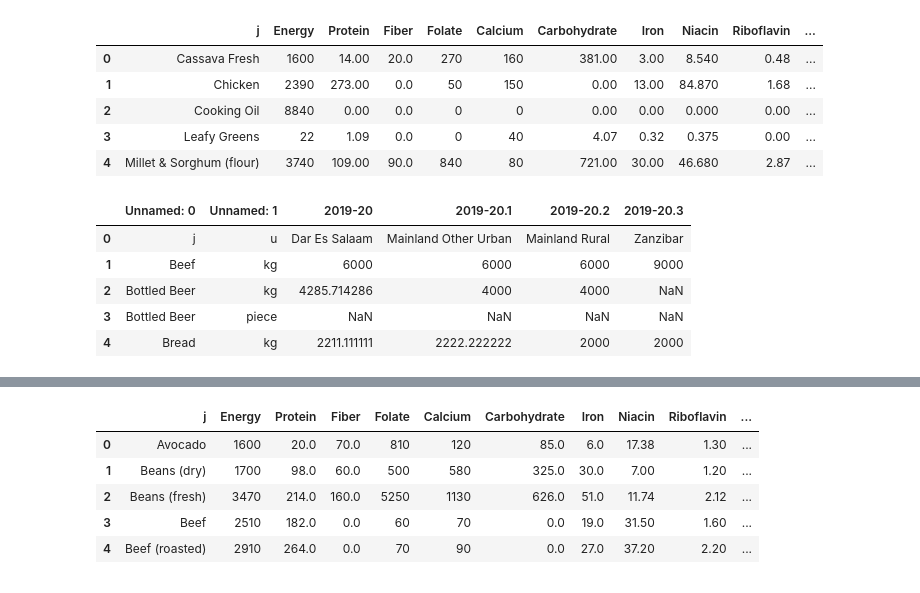
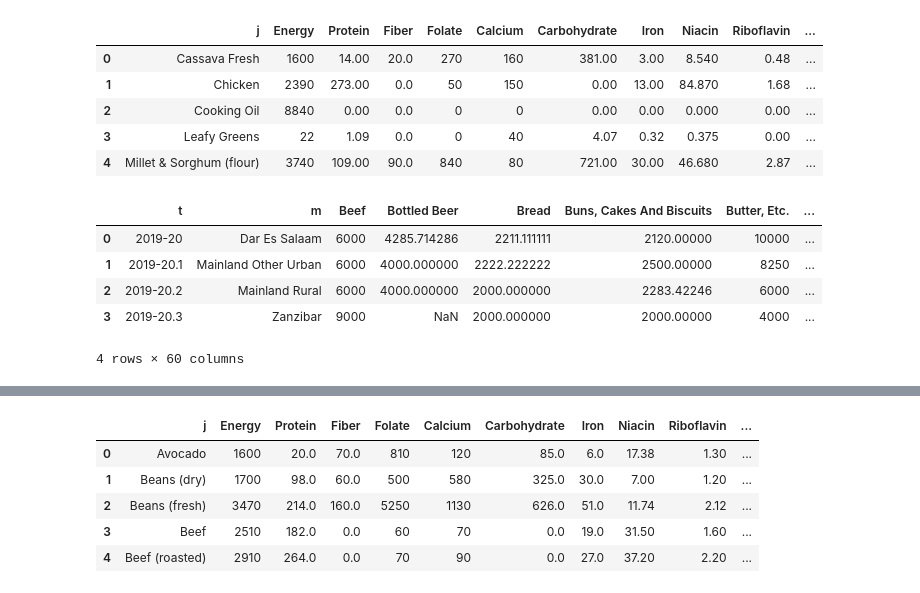
Before and after one commit to vishalival/eep153-norman-borlaug, a Jupyter notebook: final_code.ipynb, the cells around one changed output, grey strips where cells are left out. Drawn from its saved outputs; the diff is of its cells as text; code cells hidden in the pictures.

```diff
--- a/final_code.ipynb
+++ b/final_code.ipynb
@@ -83,15 +91,15 @@ tanzania_fct_df.head(5)
 # %%
 # Tanzania Price Data
 
-tanzania_p_df = pd.read_csv("data/tanzania/tanzania_food_prices_2019-2020.csv")
+tanzania_p_df = pd.read_csv("data/new.csv")
 tanzania_p_df.head(5)
 # %% [output]
-|  | Unnamed: 0 | Unnamed: 1 | 2019-20 | 2019-20.1 | 2019-20.2 | 2019-20.3 |
-| 0 | j | u | Dar Es Salaam | Mainland Other Urban | Mainland Rural | Zanzibar |
-| 1 | Beef | kg | 6000 | 6000 | 6000 | 9000 |
-| 2 | Bottled Beer | kg | 4285.714286 | 4000 | 4000 | NaN |
-| 3 | Bottled Beer | piece | NaN | NaN | NaN | NaN |
-| 4 | Bread | kg | 2211.111111 | 2222.222222 | 2000 | 2000 |
+|  | t | m | Beef | Bottled Beer | Bread | Buns, Cakes And Biscuits | Butter, Etc. | ... |
+| 0 | 2019-20 | Dar Es Salaam | 6000 | 4285.714286 | 2211.111111 | 2120.00000 | 10000 | ... |
+| 1 | 2019-20.1 | Mainland Other Urban | 6000 | 4000.000000 | 2222.222222 | 2500.00000 | 8250 | ... |
+| 2 | 2019-20.2 | Mainland Rural | 6000 | 4000.000000 | 2000.000000 | 2283.42246 | 6000 | ... |
+| 3 | 2019-20.3 | Zanzibar | 9000 | NaN | 2000.000000 | 2000.00000 | 4000 | ... |
+4 rows × 60 columns
 # %%
 # Tanzania Household Characteristics
 
```
Also changed, not shown: parts of 11 cells of this notebook.
